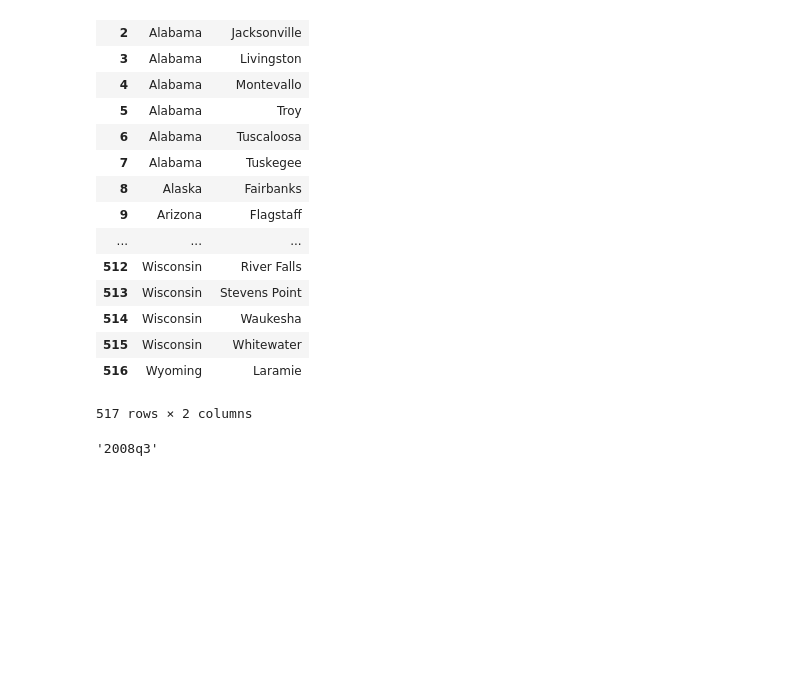
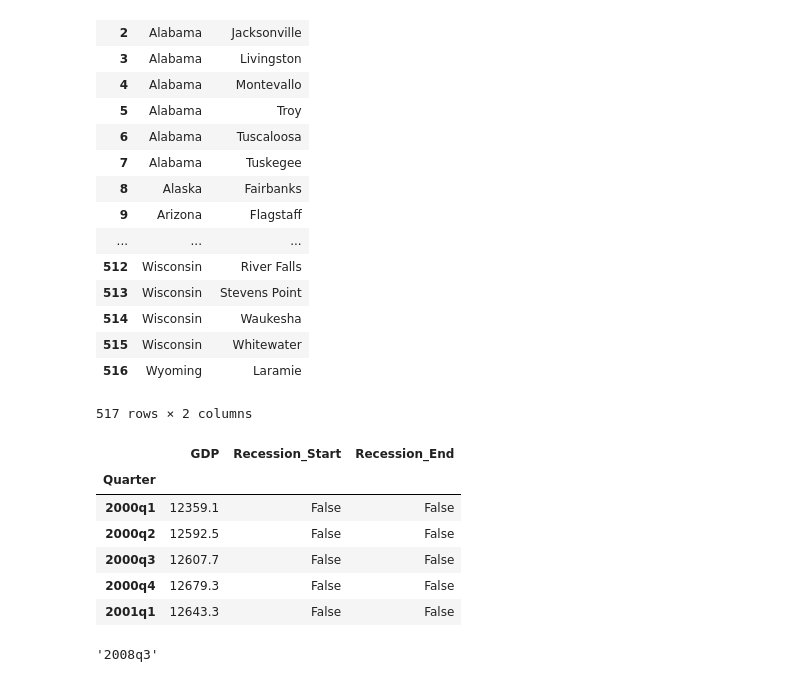
Before and after one commit to bholbein/applied-data-science-with-python, a Jupyter notebook: Introduction/Assignment+4.ipynb, the cells around one changed output. Drawn from its saved outputs; the diff is of its cells as text; code cells hidden in the pictures; blank space fills up the shorter version.

```diff
--- a/Introduction/Assignment+4.ipynb
+++ b/Introduction/Assignment+4.ipynb
@@ -96,6 +96,24 @@ get_list_of_university_towns()
 | 515 | Wisconsin | Whitewater |
 | 516 | Wyoming | Laramie |
 517 rows × 2 columns
+# %%
+gdp = (pd.read_excel('gdplev.xls', skiprows=5, usecols=[4,6], names=['Unnamed: 4', 'GDP in billions of chained 2009 dollars.1'])
+           .rename(columns={'GDP in billions of chained 2009 dollars.1': 'GDP', 'Unnamed: 4':'Quarter'})
+           .set_index('Quarter')
+           .assign(Recession_Start = False)
+           .assign(Recession_End = False)
+           .loc['2000q1':,]
+          )
+
+gdp.head()
+# %% [output]
+|  | GDP | Recession_Start | Recession_End |
+| Quarter |  |  |  |
+| 2000q1 | 12359.1 | False | False |
+| 2000q2 | 12592.5 | False | False |
+| 2000q3 | 12607.7 | False | False |
+| 2000q4 | 12679.3 | False | False |
+| 2001q1 | 12643.3 | False | False |
 # %%
 def get_recession_start():
     '''Returns the year and quarter of the recession start time as a
```
Also changed, not shown: parts of 5 cells of this notebook, 1 other file.
